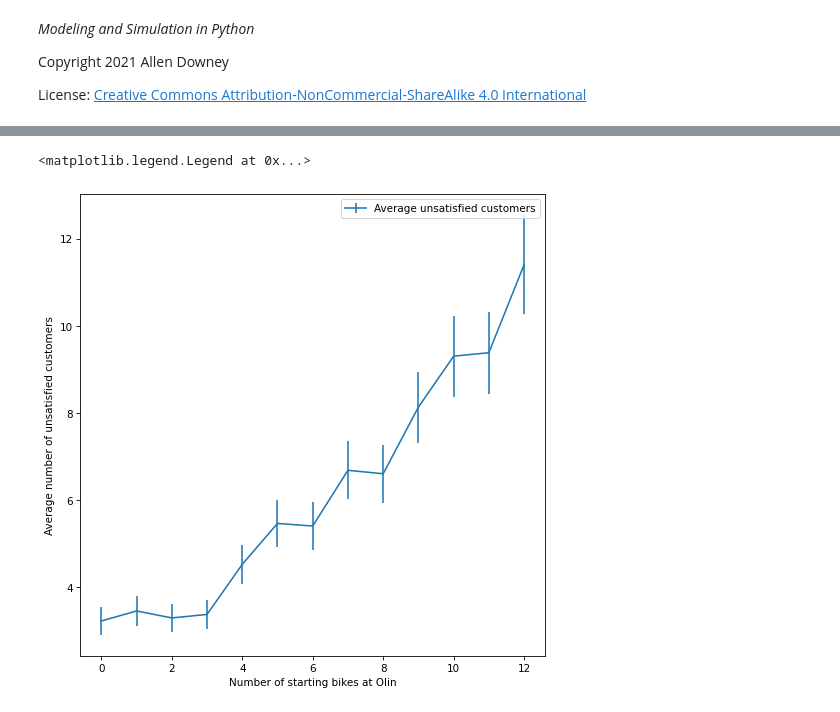
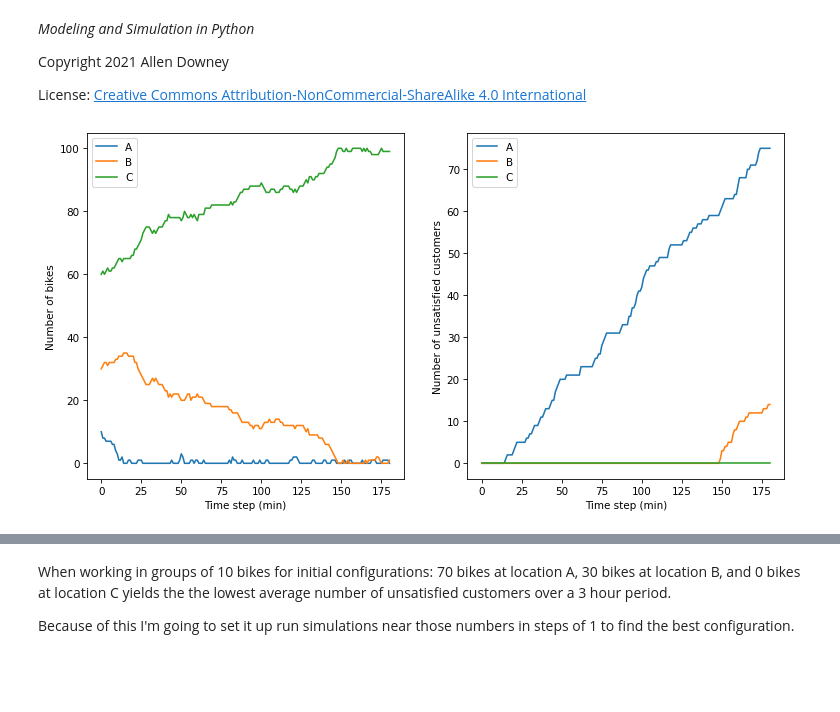
Before and after one commit to alawton42/phys541AudreyLawton, a Jupyter notebook: Assignment 4/bikeshare_final.ipynb, the cells around one changed output, grey strips where cells are left out. Cells and saved outputs as stored; diff of their text form; code cells hidden in the pictures; blank space fills up the shorter version.

```diff
--- a/Assignment 4/bikeshare_final.ipynb
+++ b/Assignment 4/bikeshare_final.ipynb
@@ -93,31 +163,40 @@ def run_simulation(state, p1, p2, num_steps, do_plot=True):
 # %%
-p_olin_to_wellesley = 0.3
-p_wellesley_to_olin = 0.2
+p_AB, p_BA, p_AC, p_CA, p_BC, p_CB = .3, .2, .4, .1, .35, .15
 
-N_slots = 12
+# Basic Test
+bikeshare = State(A=10, B=30, C=60,
+                  A_empty=0, B_empty=0, C_empty=0)
+do_plot = True
+total_unsatisfied = run_simulation(bikeshare, p_AB, p_BA, p_AC, p_CA, p_BC, p_CB, 180, do_plot)
+
+N_slots = 100
 
 nstart = []
-tu_avg = []
+tu_avg = {}
+graphs_based_on_A = {}
 
-num_sims = 100
+num_sims = 10
+for N_start_A in range(0, N_slots+1, 10):
+    for N_start_B in range(0, N_slots - N_start_A +1, 10):
+        N_start_C = N_slots - N_start_A - N_start_B
 
-for N_start_olin in range(N_slots+1):
-    nstart.append(N_start_olin)
-    N_start_wellesley = N_slots - N_start_olin
+        print(N_start_A, N_start_B, N_start_C)
 
-    print(N_start_olin, N_start_wellesley)
+        tu_sum = 0
 
-    tu_sum = 0
+        for j in range(num_sims):
+            bikeshare = State(A=N_start_A, B=N_start_B, C=N_start_C,
+                              A_empty=0, B_empty=0, C_empty=0)
+            do_plot = False
+            # it doesn't specify in the unit for the probability but based on the explaination in bikeshare.ipynb, I'm going to assume that each step is 1 minute, meaning that 3 hours would be 180 steps.
+            total_unsatisfied = run_simulation(bikeshare, p_AB, p_BA, p_AC, p_CA, p_BC, p_CB, 180, do_plot)
 
-    for j in range(num_sims):
-        bikeshare = State(olin=N_start_olin, wellesley=N_start_wellesley,
-                  olin_empty=0, wellesley_empty=0)
-        do_plot = False
-        total_unsatisfied = run_simulation(bikeshare, p_wellesley_to_olin, p_olin_to_wellesley, 100, do_plot)
+            # print("Total unsatisfied customers: ", total_unsatisfied)
+            tu_sum += total_unsatisfied
 
-        #print("Total unsatisfied customers: ", j, total_unsatisfied)
-        tu_sum += total_unsatisfied
+        print("Average unsatisfied customers: ", tu_sum/(1.0*num_sims))
+        tu_avg[N_start_A, N_start_B, N_start_C] = tu_sum/(1.0*num_sims)
 
-    print("Average unsatisfied customers: ", tu_sum/(1.0*num_sims))
-    tu_avg.append(tu_sum/(1.0*num_sims))
+print(f"The lowest average unsatisfied customers is: {min(tu_avg.values())} with an (A,B,C) of {min(tu_avg, key=tu_avg.get)}")
 # %% [output]
+[figure, added]
@@ -141,11 +220,4 @@ Average unsatisfied customers:  10.94
-# %%
-tu_avg_error = 0.1*np.array(tu_avg)
-
-fig, ax = plt.subplots(1,1,figsize=(8,8))
-ax.errorbar(nstart, tu_avg, tu_avg_error, label='Average unsatisfied customers')
-ax.set_xlabel('Number of starting bikes at Olin')
-ax.set_ylabel('Average number of unsatisfied customers')
-ax.legend()
-# %% [output]
-<matplotlib.legend.Legend at 0x...>
-[figure, removed]
+# %% [markdown]
+When working in groups of 10 bikes for initial configurations: 70 bikes at location A, 30 bikes at location B, and 0 bikes at location C yields the the lowest average number of unsatisfied customers over a 3 hour period.
+
+Because of this I'm going to set it up run simulations near those numbers in steps of 1 to find the best configuration.
```
Also changed, not shown: parts of 5 cells of this notebook, 2 other files.
